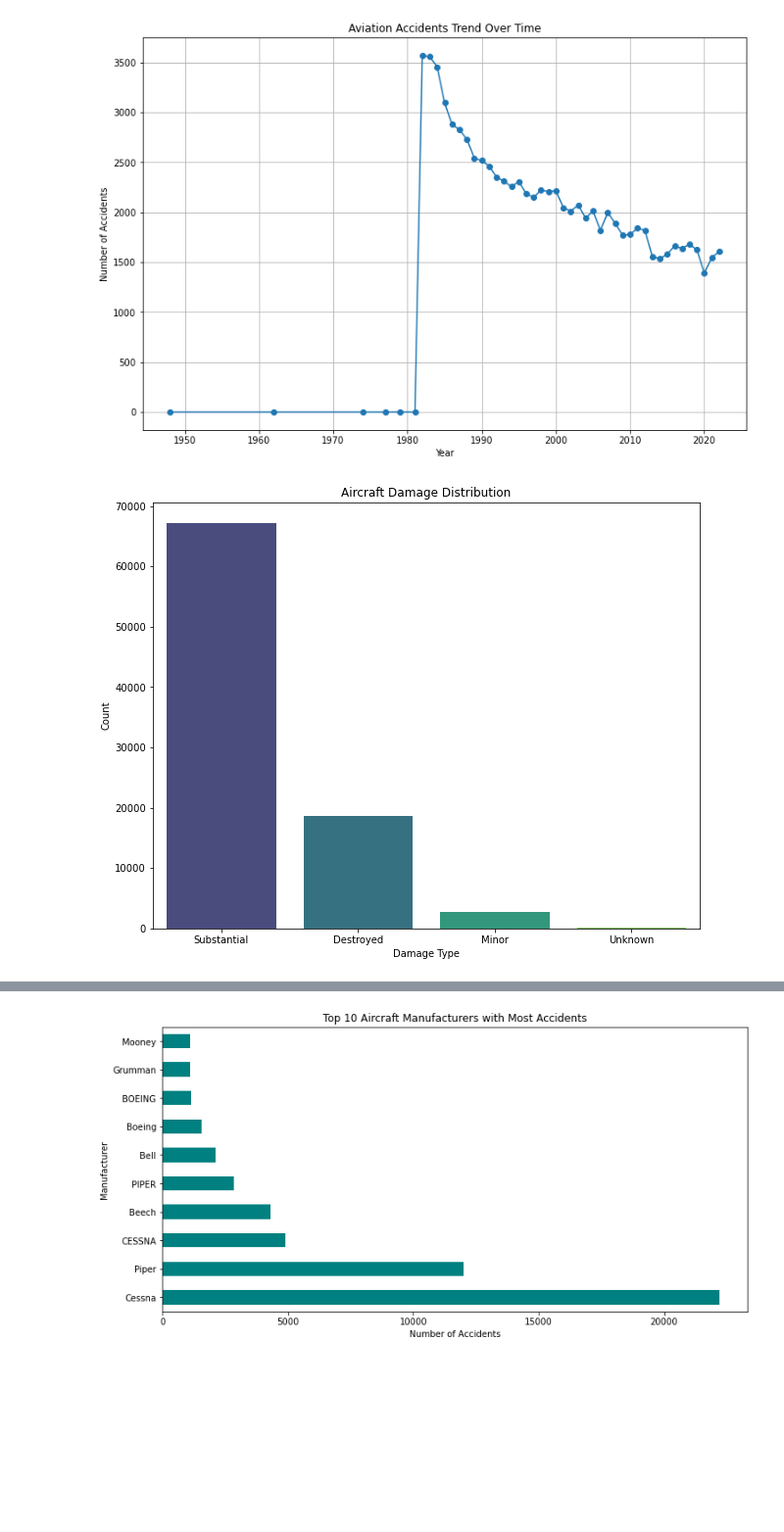
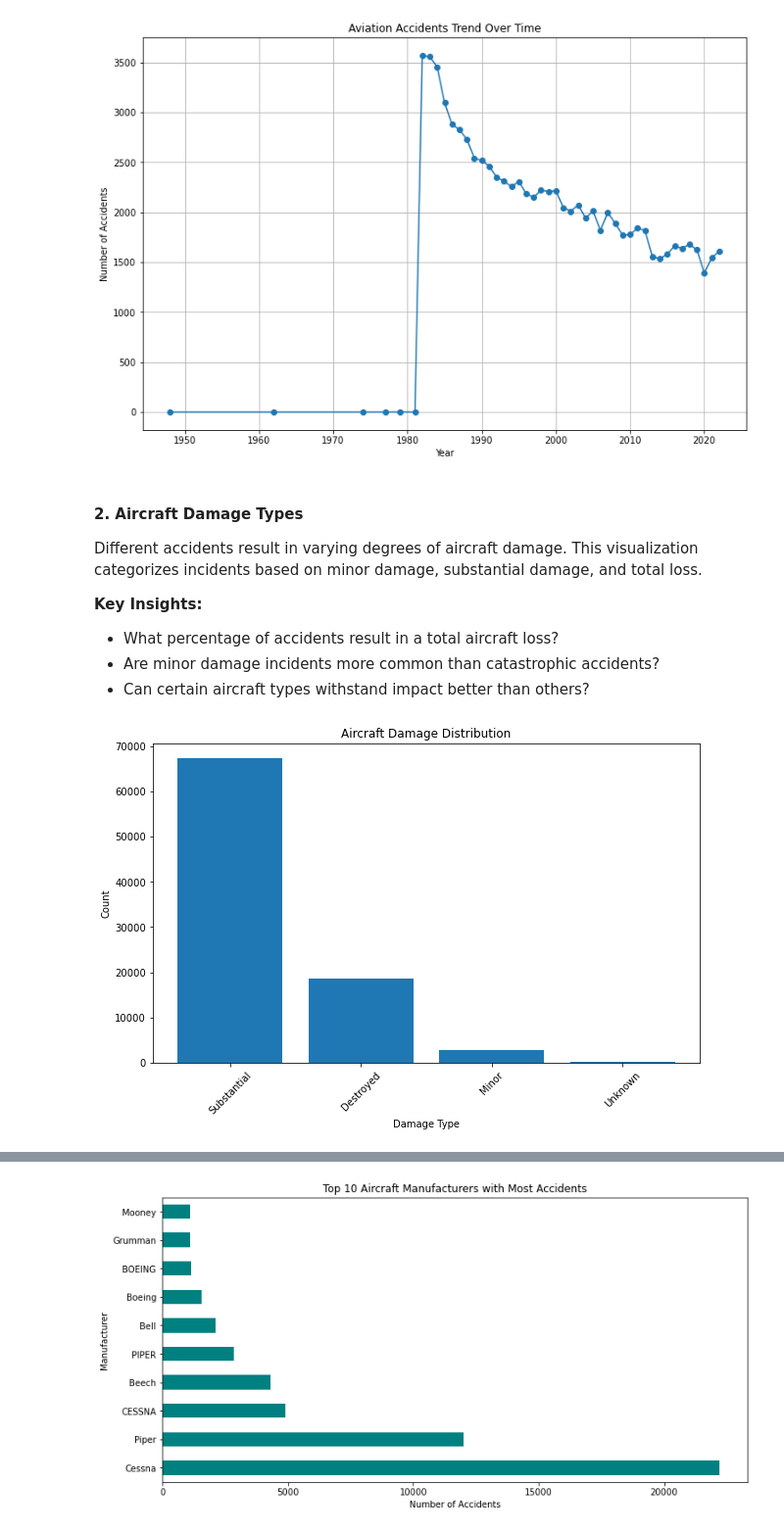
Before and after one commit to KarimzKarimz/aviation-analysis-project, a Jupyter notebook: index.ipynb, the cells around one changed output, grey strips where cells are left out. Shown at 98% size. Drawn from its saved outputs; the diff is of its cells as text; code cells hidden in the pictures; blank space fills up the shorter version.

```diff
--- a/index.ipynb
+++ b/index.ipynb
@@ -581,13 +515,33 @@ plt.grid(True)
 plt.show()
 # %% [output]
 [figure]
+# %% [markdown]
+#### 2. Aircraft Damage Types
+Different accidents result in varying degrees of aircraft damage. This visualization categorizes incidents based on minor damage, substantial damage, and total loss.
+
+**Key Insights:**
+- What percentage of accidents result in a total aircraft loss?
+- Are minor damage incidents more common than catastrophic accidents?
+- Can certain aircraft types withstand impact better than others?
 # %%
 # Aircraft damage types
-plt.figure(figsize=(10, 8))
-sns.countplot(x=aviation_df['Aircraft_Damage'], order=aviation_df['Aircraft_Damage'].value_counts().index, palette='viridis')
+# Get counts and sorted order
+damage_counts = aviation_df['Aircraft_Damage'].value_counts()
+categories = damage_counts.index
+
+# Create figure
+plt.figure(figsize=(10, 6))
+plt.bar(categories, damage_counts)
+
+# Add labels and title
 plt.title('Aircraft Damage Distribution')
 plt.xlabel('Damage Type')
 plt.ylabel('Count')
+
+# Rotate x-axis labels if necessary
+plt.xticks(rotation=45)
+
+# Show plot
 plt.show()
 # %% [output]
-[figure, old version]
+[figure, new version]
```
Also changed, not shown: parts of 22 cells of this notebook.
